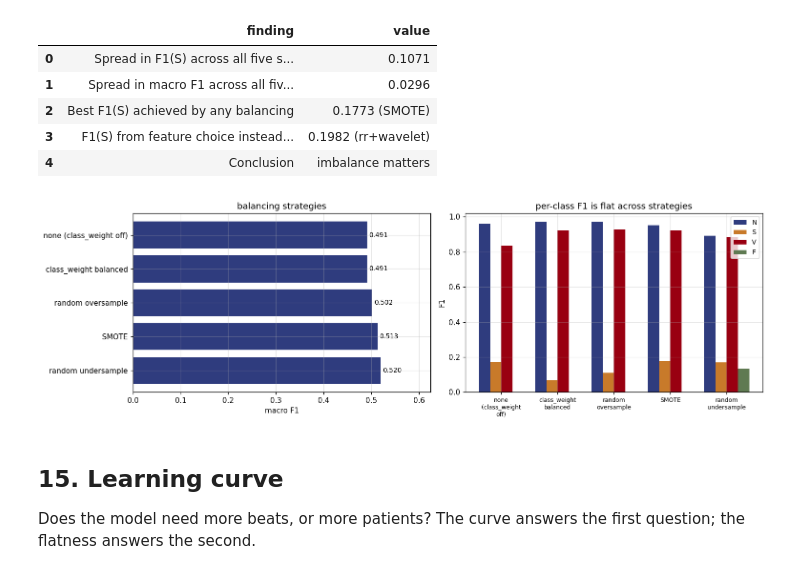
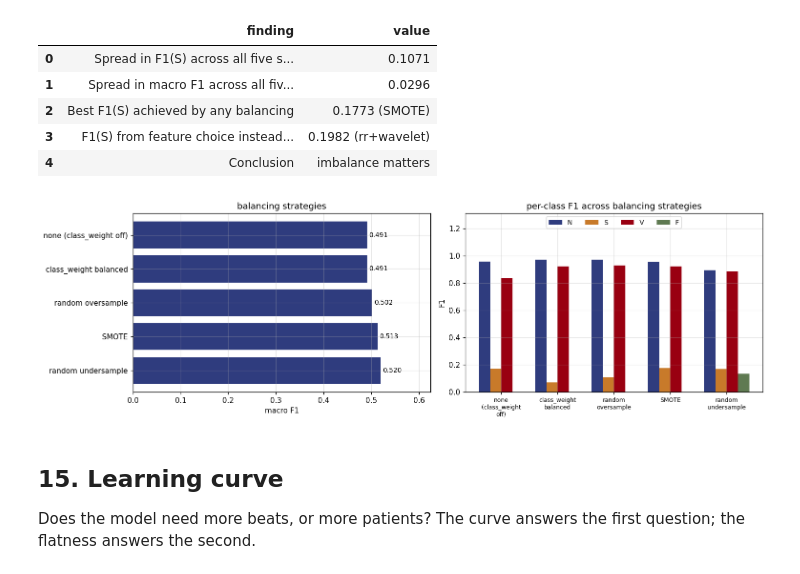
Before and after one commit to meypanhawath/ECG-arrhythmia-classification, a Jupyter notebook: notebook/ECG_arrhythmia_classification.ipynb, the cells around one changed output. Saved outputs shown, nothing was run; the diff lists cells and outputs as text; code cells hidden in the pictures.

Commit message:
add: ECG arrhythmia classification pipeline, results and report

```diff
--- a/notebook/ECG_arrhythmia_classification.ipynb
+++ b/notebook/ECG_arrhythmia_classification.ipynb
@@ -891,3 +928,18 @@ print("confusion matrices saved")
 # %% [output]
 [figure]
 confusion matrices saved
+# %%
+pc_all = []
+for split, pack in RES_MODELS.items():
+    yte = pack["ytest"]
+    for name, r in pack["results"].items():
+        p, rc, f1v, sup = precision_recall_fscore_support(yte, r["pred"], labels=CLASSES,
+                                                          zero_division=0)
+        for i, c in enumerate(CLASSES):
+            pc_all.append({"split": split, "model": name, "class": c,
+                           "meaning": CLASS_NAME[c], "precision": round(p[i], 3),
+                           "recall": round(rc[i], 3), "f1": round(f1v[i], 3),
+                           "support": int(sup[i])})
+pc_all = pd.DataFrame(pc_all)
+save_table(pc_all, "16_per_class_all_models", show=False)
+print(pc_all[pc_all.split == "inter-patient"].to_string(index=False))
@@ -893,0 +1012,22 @@ confusion matrices saved
+# %%
+gd = grid_df[grid_df.split == "inter-patient"].sort_values(["model", "point"])
+
+fig, axes = plt.subplots(1, 4, figsize=(17, 4.4))
+for ax, name in zip(axes, order):
+    sub = gd[gd.model == name]
+    xs  = range(len(sub))
+    ax.plot(xs, sub["cv_train_f1"], "o-", color="#C87A2A", label="train")
+    ax.plot(xs, sub["cv_test_f1"],  "o-", color="#990011", label="validation")
+    ax.fill_between(xs, sub["cv_test_f1"], sub["cv_train_f1"], color="#C87A2A", alpha=0.12)
+    ax.set_xticks(list(xs))
+    lbl = (sub["params"].str.replace("min_samples_leaf", "leaf", regex=False)
+                        .str.replace("max_depth", "depth", regex=False)
+                        .str.replace(", gamma=scale", "", regex=False))
+    ax.set_xticklabels(lbl, rotation=45, ha="right", fontsize=8)
+    ax.set_ylim(0, 1.05); ax.set_title(name, fontsize=11)
+    ax.set_ylabel("macro F1" if name == order[0] else "")
+    ax.legend(fontsize=8)
+fig.suptitle("train vs validation across each model's own hyperparameter sweep, "
+             "grouped 3-fold CV on the training patients", fontsize=11)
+plt.tight_layout()
+save_fig(fig, "12_hyperparameter_curves")
@@ -1174,23 +1316,24 @@ F1(S) from feature choice instead (section 13) 0.1982 (rr+wavelet)
 # %%
 fig, ax = plt.subplots(1, 2, figsize=(14, 4.4))
 ib = imb.iloc[::-1]
 ax[0].barh(ib["strategy"], ib["f1_macro"], color="#2F3C7E")
 for i, v in enumerate(ib["f1_macro"]):
     ax[0].text(v+0.004, i, f"{v:.3f}", va="center", fontsize=9)
 ax[0].set_xlabel("macro F1"); ax[0].set_title("balancing strategies")
 ax[0].set_xlim(0, ib["f1_macro"].max()*1.2)
 
 w, xs = 0.2, np.arange(len(imb))
 for i, c in enumerate(CLASSES):
     ax[1].bar(xs + i*w - 1.5*w, imb["f1_" + c], width=w, color=CLASS_COL[c], label=c)
 ax[1].set_xticks(xs)
 ax[1].set_xticklabels([s.replace(" ", "\n") for s in imb["strategy"]], fontsize=8)
-ax[1].set_ylabel("F1"); ax[1].set_title("per-class F1 is flat across strategies")
-ax[1].legend(fontsize=9)
+ax[1].set_ylabel("F1"); ax[1].set_title("per-class F1 across balancing strategies")
+ax[1].set_ylim(0, max(imb[["f1_" + c for c in CLASSES]].max().max()*1.35, 0.1))
+ax[1].legend(fontsize=9, ncol=4, loc="upper center")
 plt.tight_layout()
-save_fig(fig, "13_imbalance_experiment")
+save_fig(fig, "16_imbalance_experiment")
 # %% [output]
-[figure, old version]
+[figure, new version]
 # %% [markdown]
 ## 15. Learning curve
 
```
Also changed, not shown: parts of 37 cells of this notebook, 47 other files.
